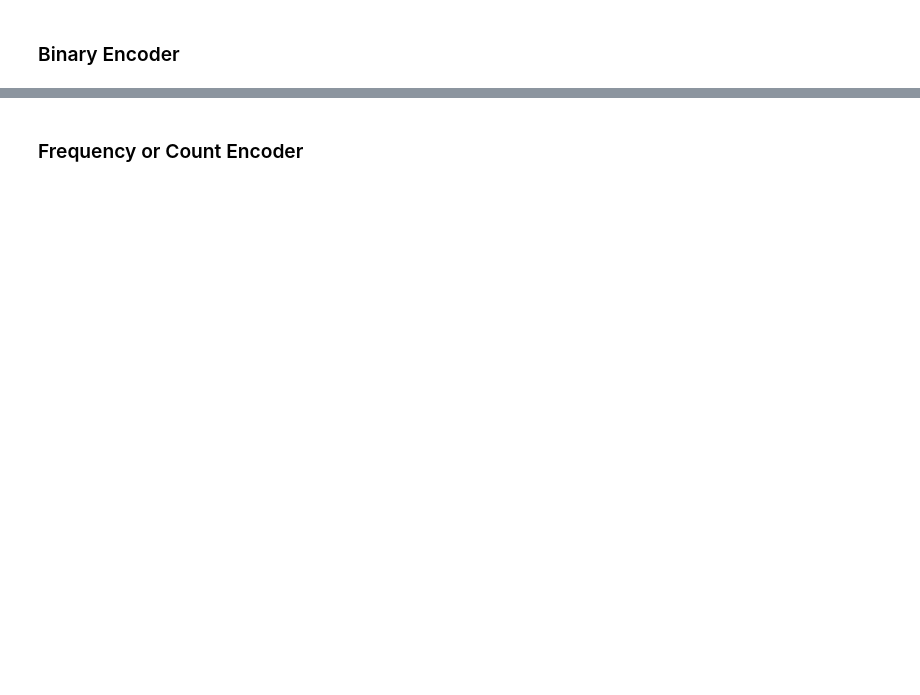
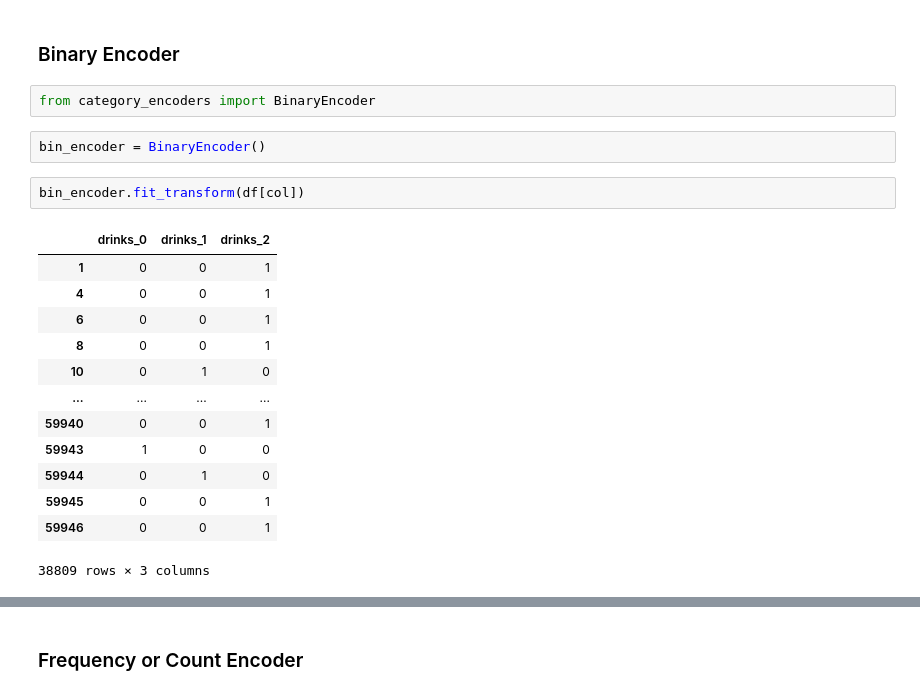
Before and after one commit to jimmynkim/DAEM, a Jupyter notebook: DAEM23_05.ipynb, the cells around one changed output, grey strips where cells are left out. Cells and saved outputs as stored; diff of their text form; blank space fills up the shorter version.

```diff
--- a/DAEM23_05.ipynb
+++ b/DAEM23_05.ipynb
@@ -828,2 +963,22 @@ col='drinks'
 # %% [markdown]
 ### Binary Encoder
+# %%
+from category_encoders import BinaryEncoder
+# %%
+bin_encoder = BinaryEncoder()
+# %%
+bin_encoder.fit_transform(df[col])
+# %% [output]
+|  | drinks_0 | drinks_1 | drinks_2 |
+| 1 | 0 | 0 | 1 |
+| 4 | 0 | 0 | 1 |
+| 6 | 0 | 0 | 1 |
+| 8 | 0 | 0 | 1 |
+| 10 | 0 | 1 | 0 |
+| ... | ... | ... | ... |
+| 59940 | 0 | 0 | 1 |
+| 59943 | 1 | 0 | 0 |
+| 59944 | 0 | 1 | 0 |
+| 59945 | 0 | 0 | 1 |
+| 59946 | 0 | 0 | 1 |
+38809 rows × 3 columns
```
Also changed, not shown: parts of 40 cells of this notebook.
